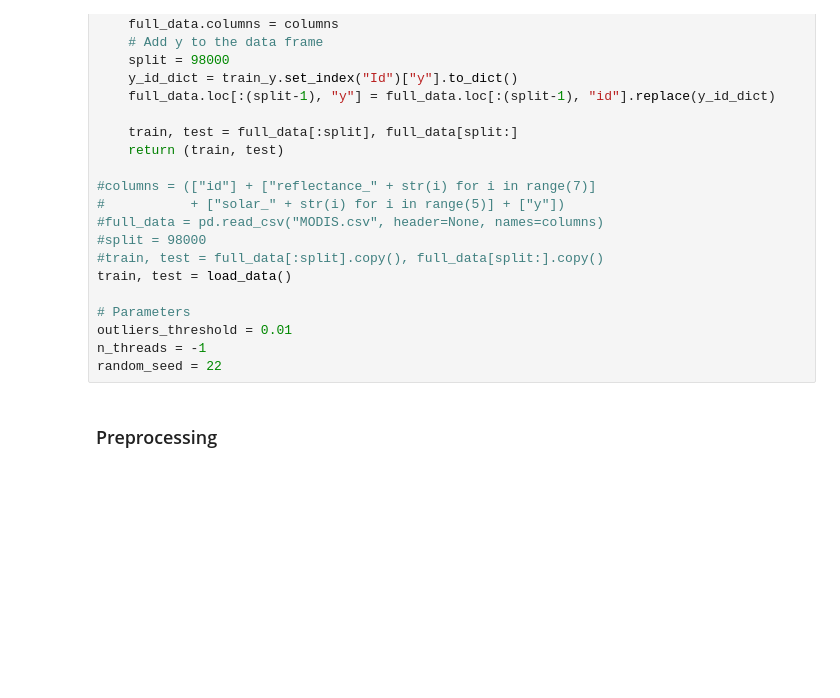
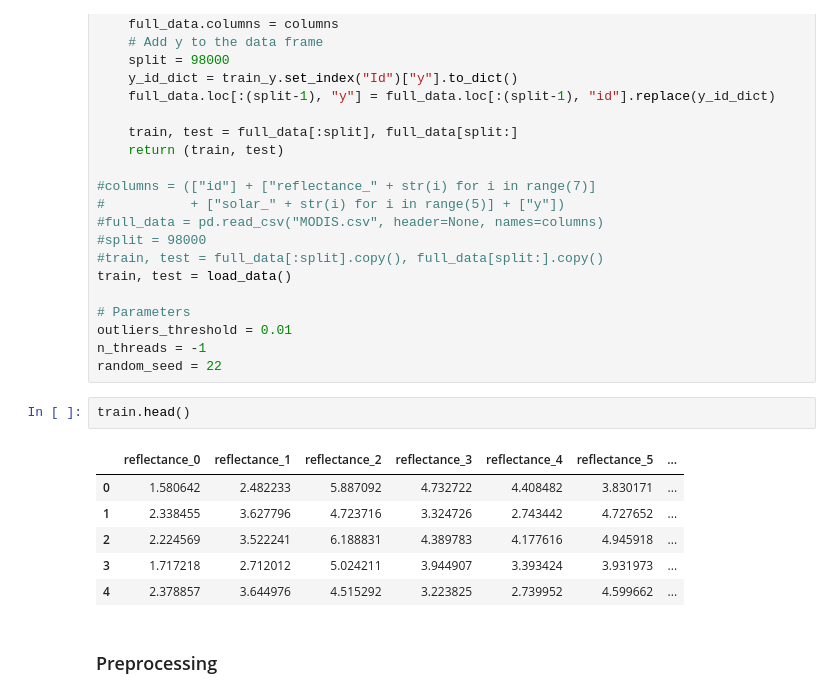
Before and after one commit to anthonyhu/aerosol-depth-prediction, a Jupyter notebook: Aerosol Prediction.ipynb, the cells around one changed output. Drawn from its saved outputs; the diff is of its cells as text; blank space fills up the shorter version.

```diff
--- a/Aerosol Prediction.ipynb
+++ b/Aerosol Prediction.ipynb
@@ -44,6 +52,15 @@ train, test = load_data()
 outliers_threshold = 0.01
 n_threads = -1
 random_seed = 22
+# %%
+train.head()
+# %% [output]
+|  | reflectance_0 | reflectance_1 | reflectance_2 | reflectance_3 | reflectance_4 | reflectance_5 | ... |
+| 0 | 1.580642 | 2.482233 | 5.887092 | 4.732722 | 4.408482 | 3.830171 | ... |
+| 1 | 2.338455 | 3.627796 | 4.723716 | 3.324726 | 2.743442 | 4.727652 | ... |
+| 2 | 2.224569 | 3.522241 | 6.188831 | 4.389783 | 4.177616 | 4.945918 | ... |
+| 3 | 1.717218 | 2.712012 | 5.024211 | 3.944907 | 3.393424 | 3.931973 | ... |
+| 4 | 2.378857 | 3.644976 | 4.515292 | 3.223825 | 2.739952 | 4.599662 | ... |
 # %% [markdown]
 ### Preprocessing
 # %%
```
Also changed, not shown: parts of 6 cells of this notebook, 2 other files.
